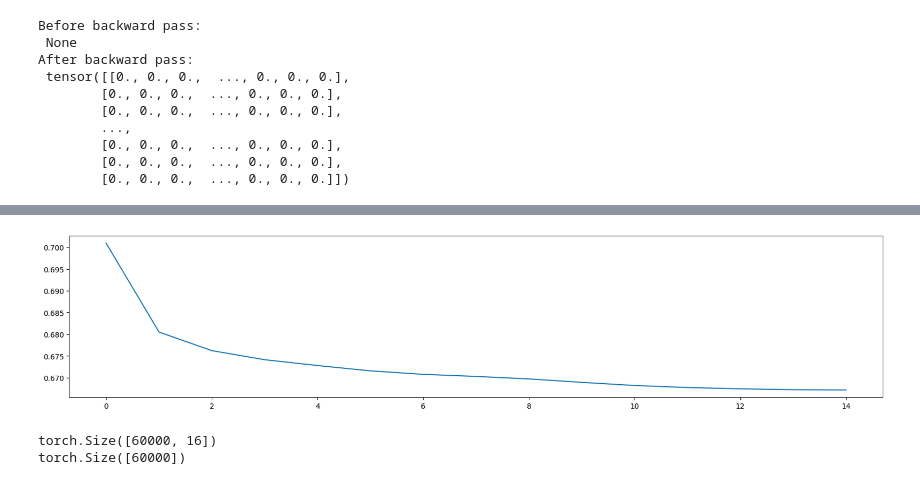
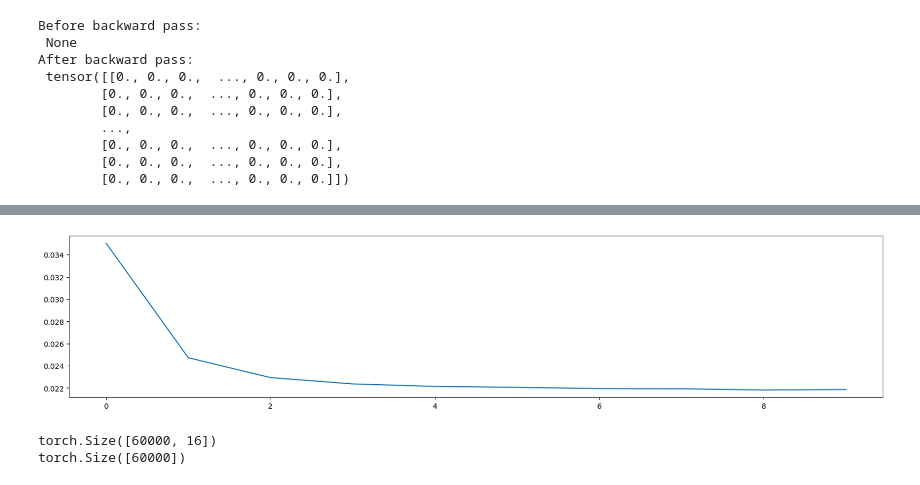
Before and after one commit to debonil/dl-autoencoder, a Jupyter notebook: autoencoder-scratch.ipynb, the cells around one changed output, grey strips where cells are left out. Drawn from its saved outputs; the diff is of its cells as text; code cells hidden in the pictures.

```diff
--- a/autoencoder-scratch.ipynb
+++ b/autoencoder-scratch.ipynb
@@ -42,7 +42,7 @@ class autoencoder(nn.Module):
                       nn.Linear(self.hidden_sizes[1], self.hidden_sizes[0]),
                       nn.ReLU(),
                       nn.Linear(self.hidden_sizes[0], self.input_size),
-                      nn.Softmax())
+                      nn.Sigmoid())
 
     def forward(self, x):
         x = self.encoder(x)
@@ -75,7 +75,7 @@ images = images.view(images.shape[0], -1)
 
 logps = vanila_ae(images) #log probabilities
 
-criterion = nn.BCELoss()
+criterion = nn.MSELoss()
 
 #tlabls = labelTransform(labels,10)
 loss = criterion(logps,images) #calculate the loss
@@ -95,9 +95,9 @@ After backward pass:
         [0., 0., 0.,  ..., 0., 0., 0.],
         [0., 0., 0.,  ..., 0., 0., 0.]])
 # %%
-optimizer = optim.Adam(vanila_ae.parameters(), lr=0.003, weight_decay=1e-5)
+optimizer = optim.Adam(vanila_ae.parameters(), lr=0.01, weight_decay=1e-5)
 time0 = time()
-epochs = 15
+epochs = 10
 loss_hist = []
 for e in range(epochs):
     running_loss = 0
@@ -146,4 +141,4 @@ Training Time (in minutes) = 5.67757115761439
-[figure, old version]
+[figure, new version]
 # %%
 # To measure embeddings accuracy
 # Using SVM to predict labels from embedings
```
Also changed, not shown: parts of 10 cells of this notebook, 2 other files.
